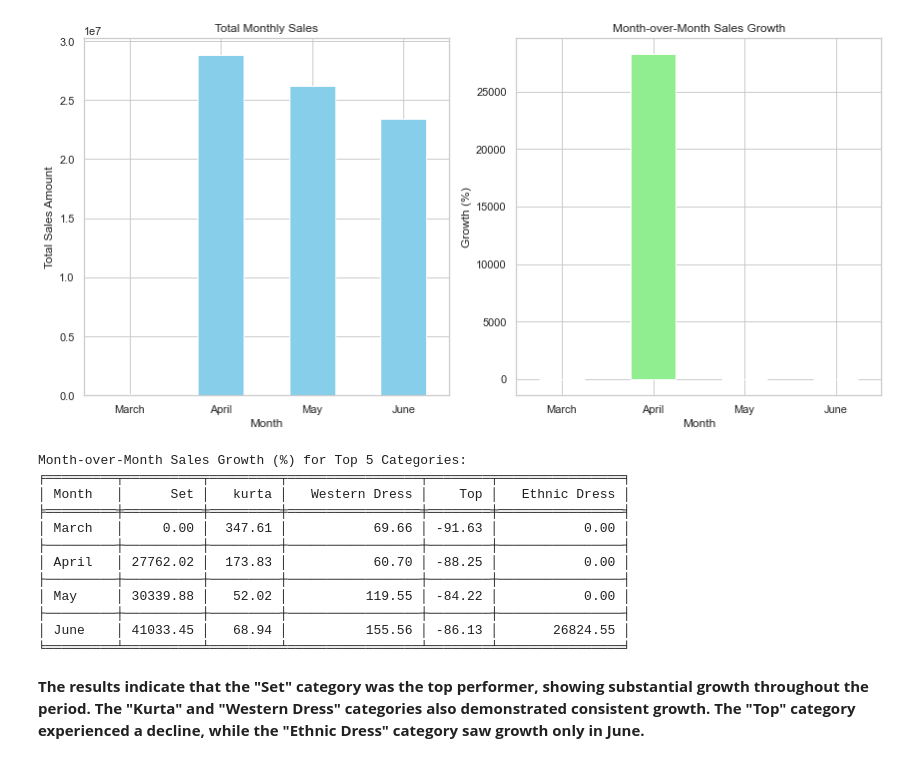
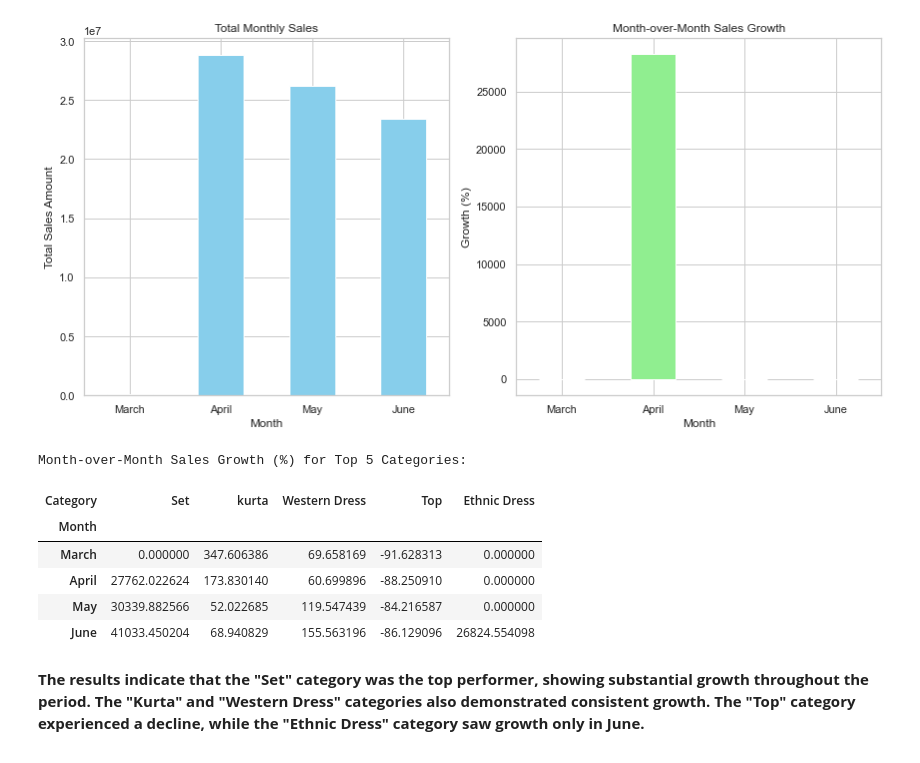
Before and after one commit to Usayed777/PortfolioProjects, a Jupyter notebook: Amazon.ipynb, the cells around one changed output. Cells and saved outputs as stored; diff of their text form; code cells hidden in the pictures.

```diff
--- a/Amazon.ipynb
+++ b/Amazon.ipynb
@@ -268,29 +284,26 @@ Name: Amount, dtype: float64
 # %%
 category_sales = df.groupby(['Month', 'Category'])['Amount'].sum().unstack()
 
 category_growth_mom = category_sales.pct_change(axis='columns') * 100
 category_growth_mom.replace([np.inf, -np.inf], np.nan, inplace=True)
 category_growth_mom.fillna(0, inplace=True)
 
 top_categories = category_sales.sum(axis=0).nlargest(5).index
 
 top_category_growth = category_growth_mom[top_categories]
 
+styled_table = apply_table_style(top_category_growth)
+
 print("\nMonth-over-Month Sales Growth (%) for Top 5 Categories:")
-print(tabulate(top_category_growth, headers='keys', tablefmt='fancy_grid', floatfmt=".2f"))
+display(styled_table)
 # %% [output]
 Month-over-Month Sales Growth (%) for Top 5 Categories:
-╒═════════╤══════════╤═════════╤═════════════════╤════════╤════════════════╕
-│ Month   │      Set │   kurta │   Western Dress │    Top │   Ethnic Dress │
-╞═════════╪══════════╪═════════╪═════════════════╪════════╪════════════════╡
-│ March   │     0.00 │  347.61 │           69.66 │ -91.63 │           0.00 │
-├─────────┼──────────┼─────────┼─────────────────┼────────┼────────────────┤
-│ April   │ 27762.02 │  173.83 │           60.70 │ -88.25 │           0.00 │
-├─────────┼──────────┼─────────┼─────────────────┼────────┼────────────────┤
-│ May     │ 30339.88 │   52.02 │          119.55 │ -84.22 │           0.00 │
-├─────────┼──────────┼─────────┼─────────────────┼────────┼────────────────┤
-│ June    │ 41033.45 │   68.94 │          155.56 │ -86.13 │       26824.55 │
-╘═════════╧══════════╧═════════╧═════════════════╧════════╧════════════════╛
+| Category | Set | kurta | Western Dress | Top | Ethnic Dress |
+| Month |  |  |  |  |  |
+| March | 0.000000 | 347.606386 | 69.658169 | -91.628313 | 0.000000 |
+| April | 27762.022624 | 173.830140 | 60.699896 | -88.250910 | 0.000000 |
+| May | 30339.882566 | 52.022685 | 119.547439 | -84.216587 | 0.000000 |
+| June | 41033.450204 | 68.940829 | 155.563196 | -86.129096 | 26824.554098 |
 # %% [markdown]
 **The results indicate that the "Set" category was the top performer, showing substantial growth throughout the period. The "Kurta" and "Western Dress" categories also demonstrated consistent growth. The "Top" category experienced a decline, while the "Ethnic Dress" category saw growth only in June.**
 # %% [markdown]
```
Also changed, not shown: parts of 9 cells of this notebook.
